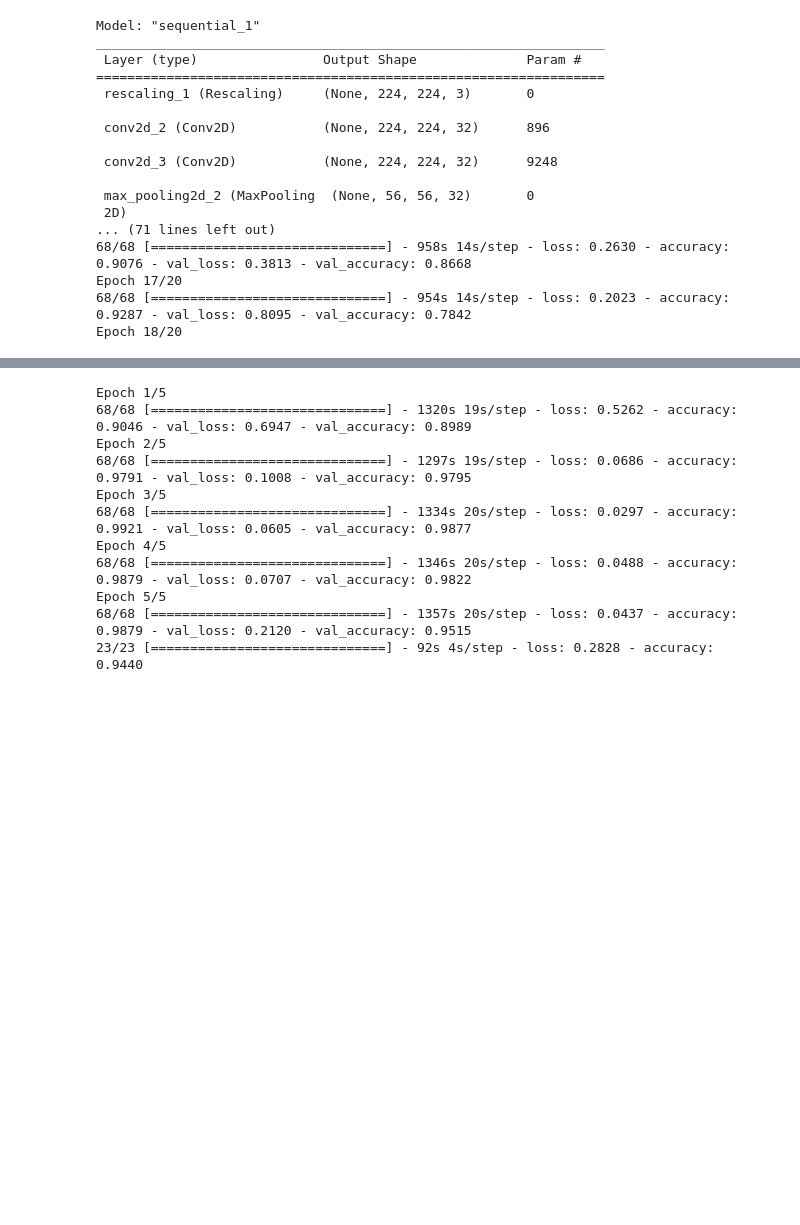
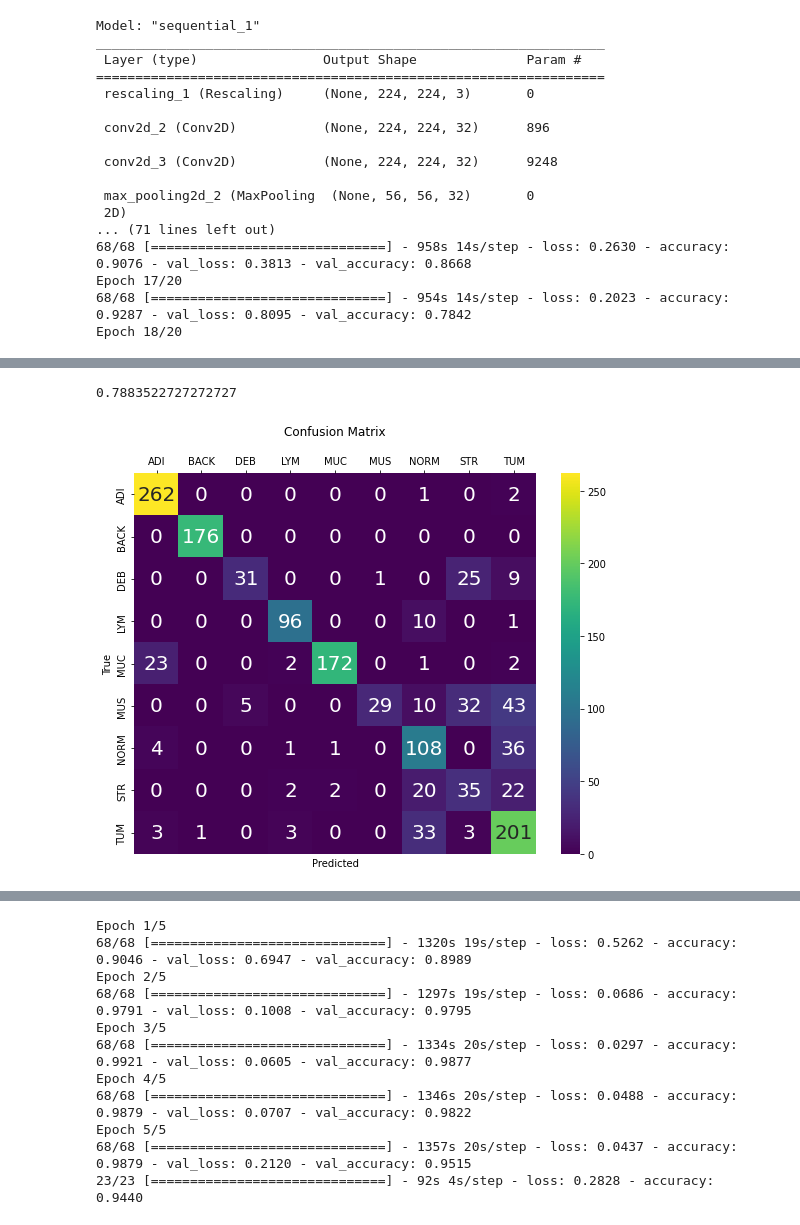
Before and after one commit to Maagnitude/CRC-slides-models, a Jupyter notebook: CRC_slides_models.ipynb, the cells around one changed output, grey strips where cells are left out. Drawn from its saved outputs; the diff is of its cells as text; code cells hidden in the pictures; blank space fills up the shorter version.

Commit message:
Finished project. Completed the explanations, trained and tested all the models, printed the confusion matrices.

```diff
--- a/CRC_slides_models.ipynb
+++ b/CRC_slides_models.ipynb
@@ -418,0 +475,2 @@ Epoch 3/20
+# %%
+cm, y_hat, y_true = confusion_matrix(model3, test_ds)
@@ -419,3 +499,13 @@ Epoch 3/20
+# %%
+from sklearn.metrics import f1_score
+
+f1_score(y_true, y_hat, average='micro')
+# %% [output]
+0.7883522727272727
+# %%
+heat_confmatrix(cm.numpy())
+# %% [output]
+[figure, added]
 # %% [markdown]
 # **Εκπαίδευση προεκπαιδευμένου μοντέλου, στο dataset μας.**
 Έτρεξε για **1 ώρα και 55 λεπτά**, τις 5 εποχές, και μας έδωσε accuracy πολύ καλύτερο απ τα προηγούμενα μοντέλα που έτρεξαν για 20 εποχές
```
Also changed, not shown: parts of 24 cells of this notebook.
